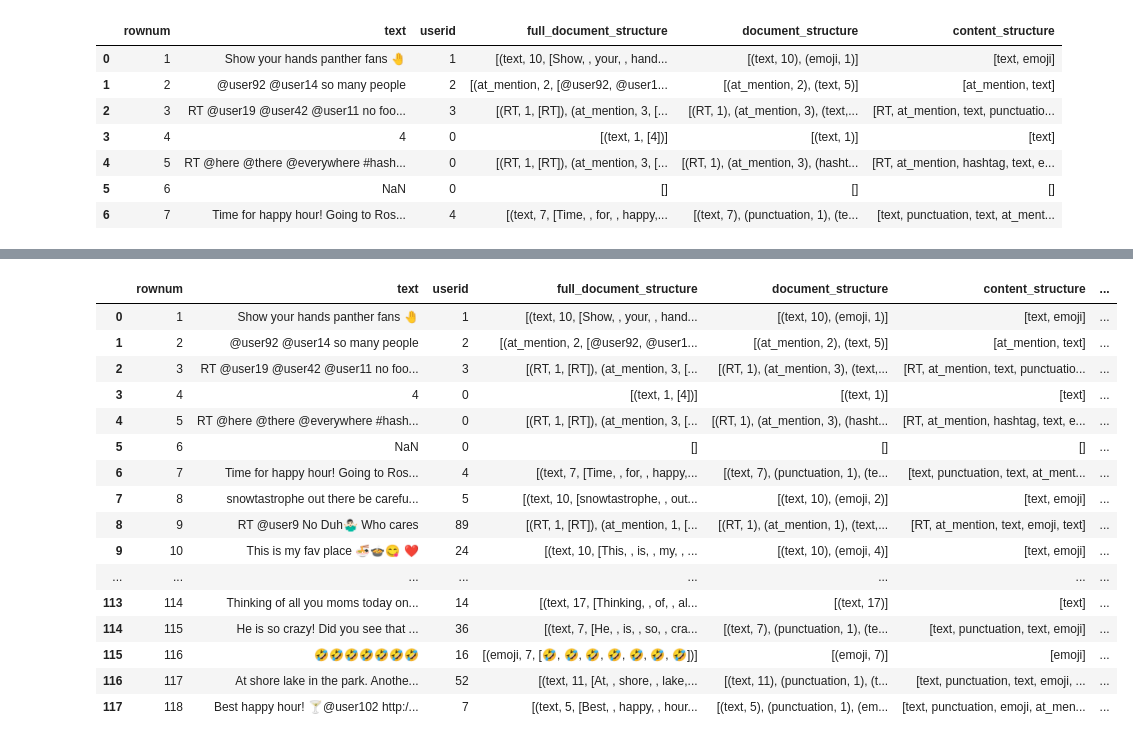
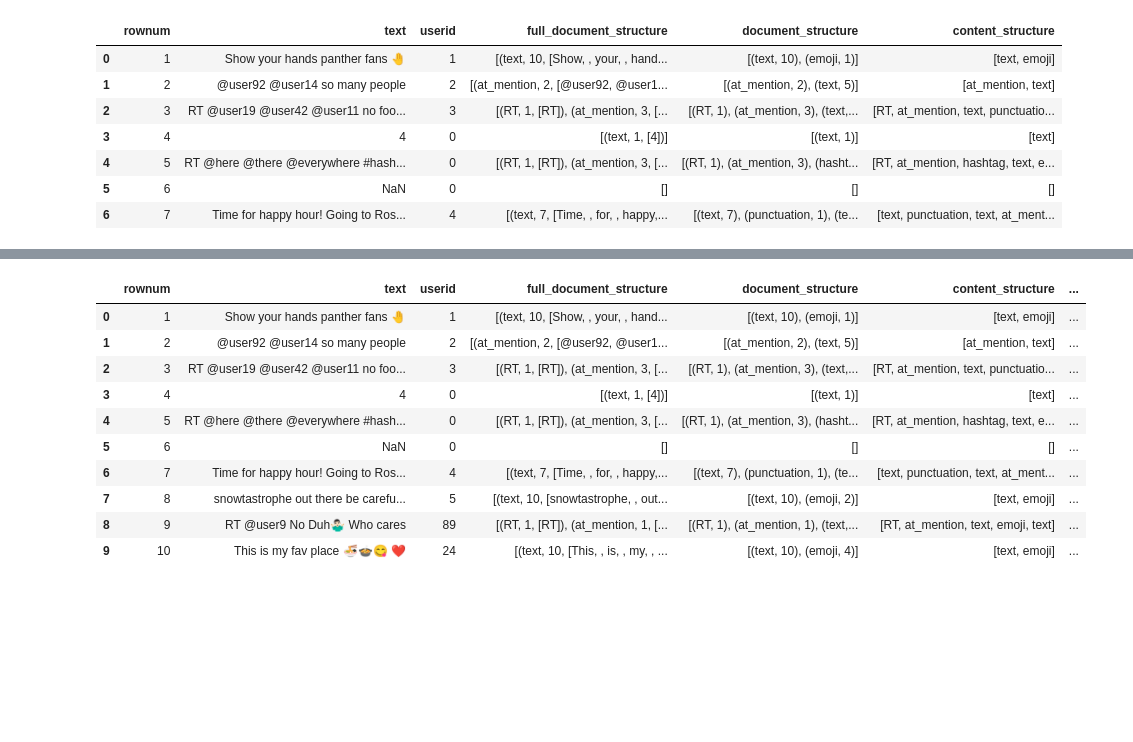
Before and after one commit to msemoji/structural_content_analysis, a Jupyter notebook: Demo_structural_content_analysis_tweets_to_demo.ipynb, the cells around one changed output, grey strips where cells are left out. Cells and saved outputs as stored; diff of their text form; code cells hidden in the pictures; blank space fills up the shorter version.

```diff
--- a/Demo_structural_content_analysis_tweets_to_demo.ipynb
+++ b/Demo_structural_content_analysis_tweets_to_demo.ipynb
@@ -173,30 +173,24 @@ top10_content_structures_df
 # %%
 # get content spans of a specific type
 # e.g. get at_mention spans
 df['at_mention_spans'] = df['full_document_structure'].apply(lambda x: [tuple(tup[2]) for tup in x if tup[0]=='at_mention'])
 df['emoji_spans'] = df['full_document_structure'].apply(lambda x: [tuple(tup[2]) for tup in x if tup[0]=='emoji'])
 df['url_spans'] = df['full_document_structure'].apply(lambda x: [tuple(tup[2]) for tup in x if tup[0]=='url'])
 df['emoji_spans_as_lists'] = df['full_document_structure'].apply(lambda x: [tup[2] for tup in x if tup[0]=='emoji'])
 
-df
+df.head(10)
 # %% [output]
 |  | rownum | text | userid | full_document_structure | document_structure | content_structure | ... |
 | 0 | 1 | Show your hands panther fans 🤚 | 1 | [(text, 10, [Show, , your, , hand... | [(text, 10), (emoji, 1)] | [text, emoji] | ... |
 | 1 | 2 | @user92 @user14 so many people | 2 | [(at_mention, 2, [@user92, @user1... | [(at_mention, 2), (text, 5)] | [at_mention, text] | ... |
 | 2 | 3 | RT @user19 @user42 @user11 no foo... | 3 | [(RT, 1, [RT]), (at_mention, 3, [... | [(RT, 1), (at_mention, 3), (text,... | [RT, at_mention, text, punctuatio... | ... |
 | 3 | 4 | 4 | 0 | [(text, 1, [4])] | [(text, 1)] | [text] | ... |
 | 4 | 5 | RT @here @there @everywhere #hash... | 0 | [(RT, 1, [RT]), (at_mention, 3, [... | [(RT, 1), (at_mention, 3), (hasht... | [RT, at_mention, hashtag, text, e... | ... |
 | 5 | 6 | NaN | 0 | [] | [] | [] | ... |
 | 6 | 7 | Time for happy hour! Going to Ros... | 4 | [(text, 7, [Time, , for, , happy,... | [(text, 7), (punctuation, 1), (te... | [text, punctuation, text, at_ment... | ... |
 | 7 | 8 | snowtastrophe out there be carefu... | 5 | [(text, 10, [snowtastrophe, , out... | [(text, 10), (emoji, 2)] | [text, emoji] | ... |
 | 8 | 9 | RT @user9 No Duh🤷🏻‍♂️ Who cares | 89 | [(RT, 1, [RT]), (at_mention, 1, [... | [(RT, 1), (at_mention, 1), (text,... | [RT, at_mention, text, emoji, text] | ... |
 | 9 | 10 | This is my fav place 🍜🍲😋 ❤️ | 24 | [(text, 10, [This, , is, , my, , ... | [(text, 10), (emoji, 4)] | [text, emoji] | ... |
-| ... | ... | ... | ... | ... | ... | ... | ... |
-| 113 | 114 | Thinking of all you moms today on... | 14 | [(text, 17, [Thinking, , of, , al... | [(text, 17)] | [text] | ... |
-| 114 | 115 | He is so crazy! Did you see that ... | 36 | [(text, 7, [He, , is, , so, , cra... | [(text, 7), (punctuation, 1), (te... | [text, punctuation, text, emoji] | ... |
-| 115 | 116 | 🤣🤣🤣🤣🤣🤣🤣 | 16 | [(emoji, 7, [🤣, 🤣, 🤣, 🤣, 🤣, 🤣, 🤣])] | [(emoji, 7)] | [emoji] | ... |
-| 116 | 117 | At shore lake in the park. Anothe... | 52 | [(text, 11, [At, , shore, , lake,... | [(text, 11), (punctuation, 1), (t... | [text, punctuation, text, emoji, ... | ... |
-| 117 | 118 | Best happy hour! 🍸@user102 http:/... | 7 | [(text, 5, [Best, , happy, , hour... | [(text, 5), (punctuation, 1), (em... | [text, punctuation, emoji, at_men... | ... |
 # %%
 # top 5 most used at_mention spans in common with count of rows
 print(df['at_mention_spans'].astype(str).value_counts()[:5])
```
Also changed, not shown: parts of 6 cells of this notebook, 1 other file.
